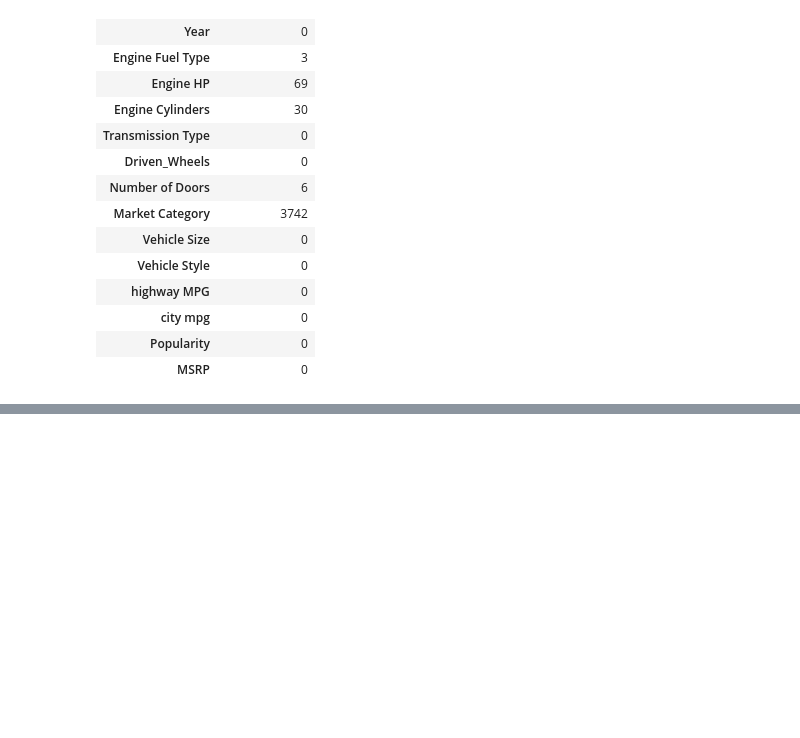
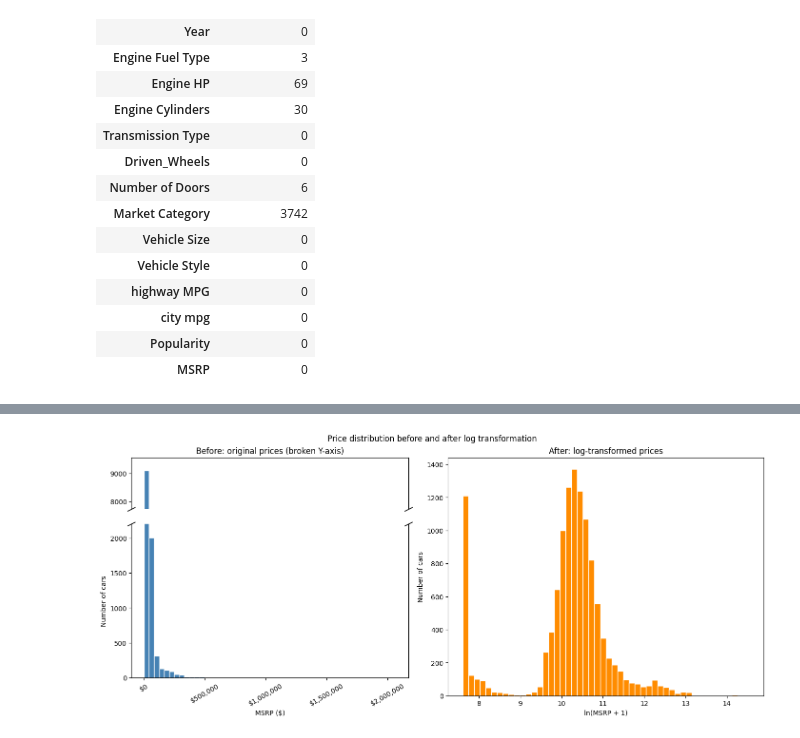
Before and after one commit to nirvana644/IATD-Machine-Learning-Algorithms, a Jupyter notebook: week_3_decision_tree_3_regression.ipynb, the cells around one changed output, grey strips where cells are left out. Drawn from its saved outputs; the diff is of its cells as text; code cells hidden in the pictures; blank space fills up the shorter version.

```diff
--- a/week_3_decision_tree_3_regression.ipynb
+++ b/week_3_decision_tree_3_regression.ipynb
@@ -79,3 +279,3 @@ The dataset 'Numerical Cleaned Data.csv' seems to be a custom dataset form the a
 # %%
-data = pd.read_csv('../input/cleaning-data-microsoft-azure/Numerical Cleaned Data.csv')
+#data = pd.read_csv('../input/cleaning-data-microsoft-azure/Numerical Cleaned Data.csv')
 #I cleaned the missing numericial data using MICE algorithm on Microsoft Azure Machine Learning Studio
@@ -125,3 +787,65 @@ category.append('Model')
+# %%
+import matplotlib.pyplot as plt
+from matplotlib.ticker import StrMethodFormatter
+
+# Read original prices so rerunning this plot does not transform y again.
+prices_for_plot = data['MSRP'].dropna()
+log_prices_for_plot = np.log1p(prices_for_plot)
+counts, price_bins = np.histogram(prices_for_plot, bins=50)
+
+# Omit the middle of the count axis, keeping small counts and the tallest bar.
+break_start = 2200
+peak_count = counts.max()
+use_axis_break = peak_count > break_start * 1.5
+
+fig = plt.figure(figsize=(14, 6), layout='constrained')
+panels = fig.add_gridspec(1, 2)
+
+if use_axis_break:
+    left_panels = panels[0].subgridspec(2, 1, height_ratios=[1, 3], hspace=0.05)
+    ax_top = fig.add_subplot(left_panels[0])
+    ax_bottom = fig.add_subplot(left_panels[1], sharex=ax_top)
+
+    for ax in (ax_top, ax_bottom):
+        ax.hist(prices_for_plot, bins=price_bins, color='steelblue', edgecolor='white')
+
+    ax_bottom.set_ylim(0, break_start)
+    ax_bottom.set_yticks([0, 500, 1000, 1500, 2000])
+    ax_top.set_ylim(max(break_start + 1, peak_count * 0.85), peak_count * 1.05)
+    ax_top.spines['bottom'].set_visible(False)
+    ax_bottom.spines['top'].set_visible(False)
+    ax_top.tick_params(axis='x', which='both', bottom=False, labelbottom=False)
+
+    # Diagonal marks on both sides indicate the omitted Y-axis interval.
+    for ax, boundary in ((ax_top, 0), (ax_bottom, 1)):
+        ax.plot(
+            [0, 1], [boundary, boundary],
+            transform=ax.transAxes,
+            marker=[(-1, -0.5), (1, 0.5)], markersize=12,
+            linestyle='none', color='black',
+            markeredgewidth=1.2, clip_on=False,
+        )
+    ax_top.set_title('Before: original prices (broken Y-axis)')
+else:
+    ax_bottom = fig.add_subplot(panels[0])
+    ax_bottom.hist(prices_for_plot, bins=price_bins, color='steelblue', edgecolor='white')
+    ax_bottom.set_title('Before: original prices')
+
+ax_bottom.set(xlabel='MSRP ($)', ylabel='Number of cars')
+ax_bottom.xaxis.set_major_formatter(StrMethodFormatter('${x:,.0f}'))
+ax_bottom.tick_params(axis='x', labelrotation=30)
+
+ax_log = fig.add_subplot(panels[1])
+ax_log.hist(log_prices_for_plot, bins=50, color='darkorange', edgecolor='white')
+ax_log.set(
+    title='After: log-transformed prices',
+    xlabel='ln(MSRP + 1)', ylabel='Number of cars',
+)
+
+fig.suptitle('Price distribution before and after log transformation')
+plt.show()
+# %% [output]
+[figure, added]
 # %%
 import matplotlib.pyplot as plt
 %matplotlib inline
```
Also changed, not shown: parts of 76 cells of this notebook, 4 other files.
